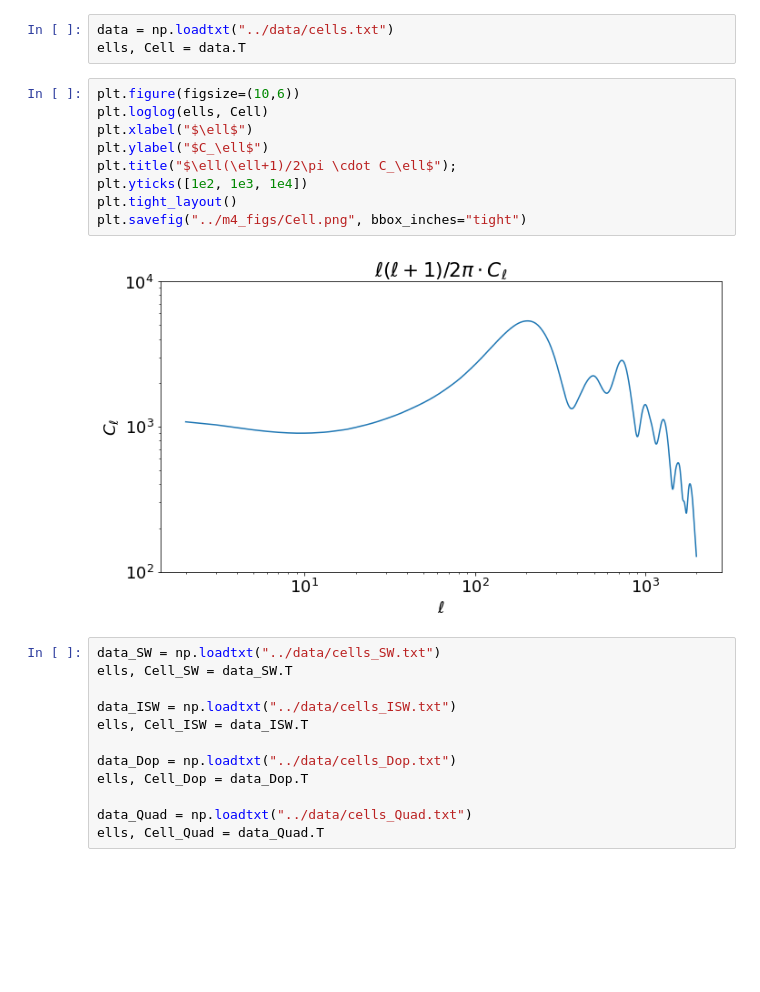
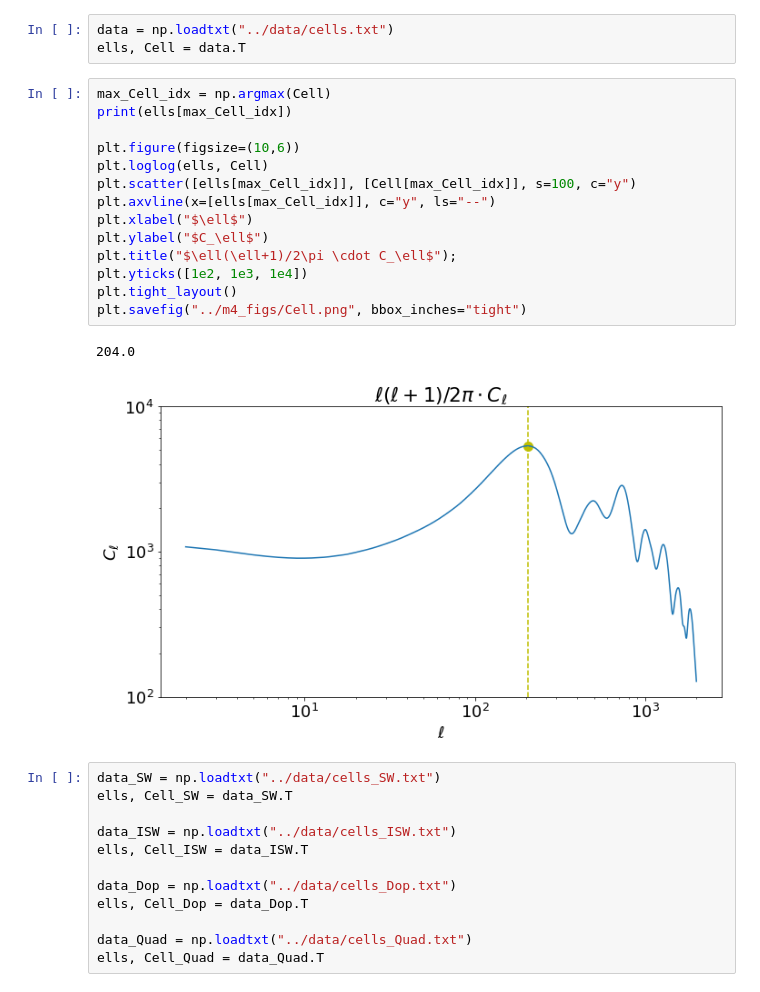
Before and after one commit to asdfbat/AST5220, a Jupyter notebook: Project/Python/m4_plotting.ipynb, the cells around one changed output. Cells and saved outputs as stored; diff of their text form; blank space fills up the shorter version.

```diff
--- a/Project/Python/m4_plotting.ipynb
+++ b/Project/Python/m4_plotting.ipynb
@@ -11,16 +11,22 @@ Mpc = Constants.Mpc
 data = np.loadtxt("../data/cells.txt")
 ells, Cell = data.T
 # %%
+max_Cell_idx = np.argmax(Cell)
+print(ells[max_Cell_idx])
+
 plt.figure(figsize=(10,6))
 plt.loglog(ells, Cell)
+plt.scatter([ells[max_Cell_idx]], [Cell[max_Cell_idx]], s=100, c="y")
+plt.axvline(x=[ells[max_Cell_idx]], c="y", ls="--")
 plt.xlabel("$\ell$")
 plt.ylabel("$C_\ell$")
 plt.title("$\ell(\ell+1)/2\pi \cdot C_\ell$");
 plt.yticks([1e2, 1e3, 1e4])
 plt.tight_layout()
 plt.savefig("../m4_figs/Cell.png", bbox_inches="tight")
 # %% [output]
+204.0
-[figure, old version]
+[figure, new version]
 # %%
 data_SW = np.loadtxt("../data/cells_SW.txt")
 ells, Cell_SW = data_SW.T
```
Also changed, not shown: 4 other files.
